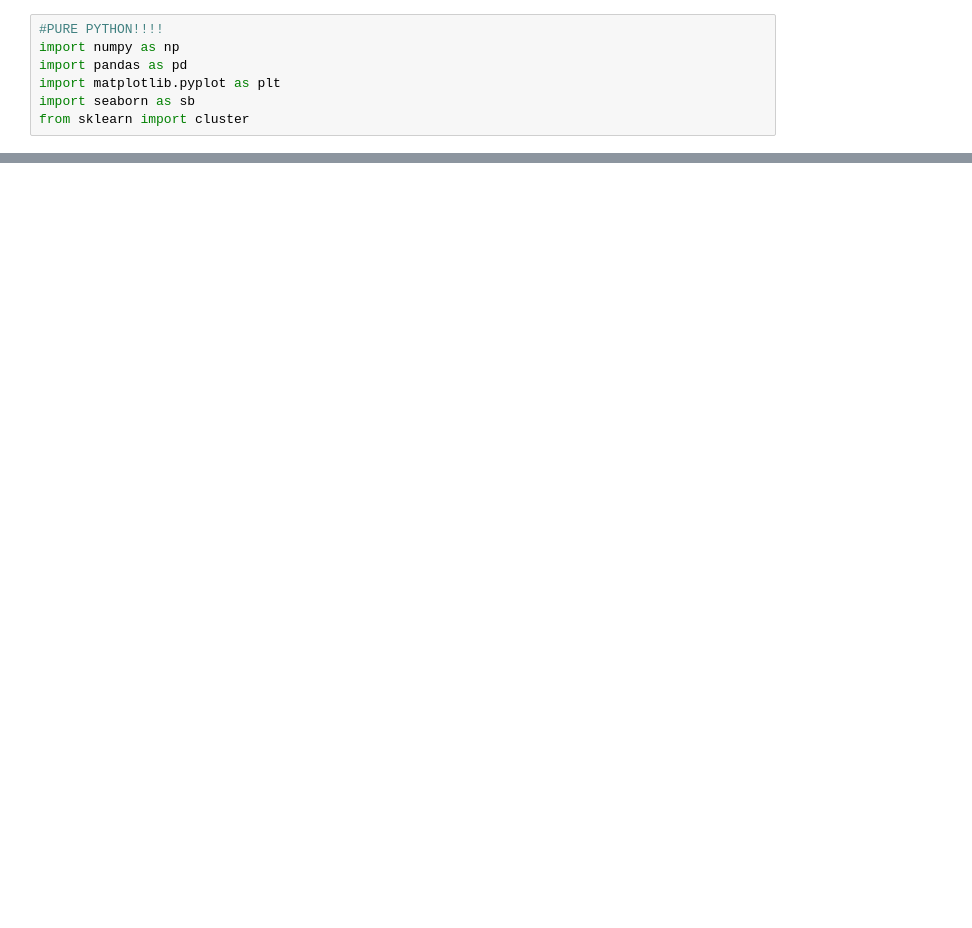
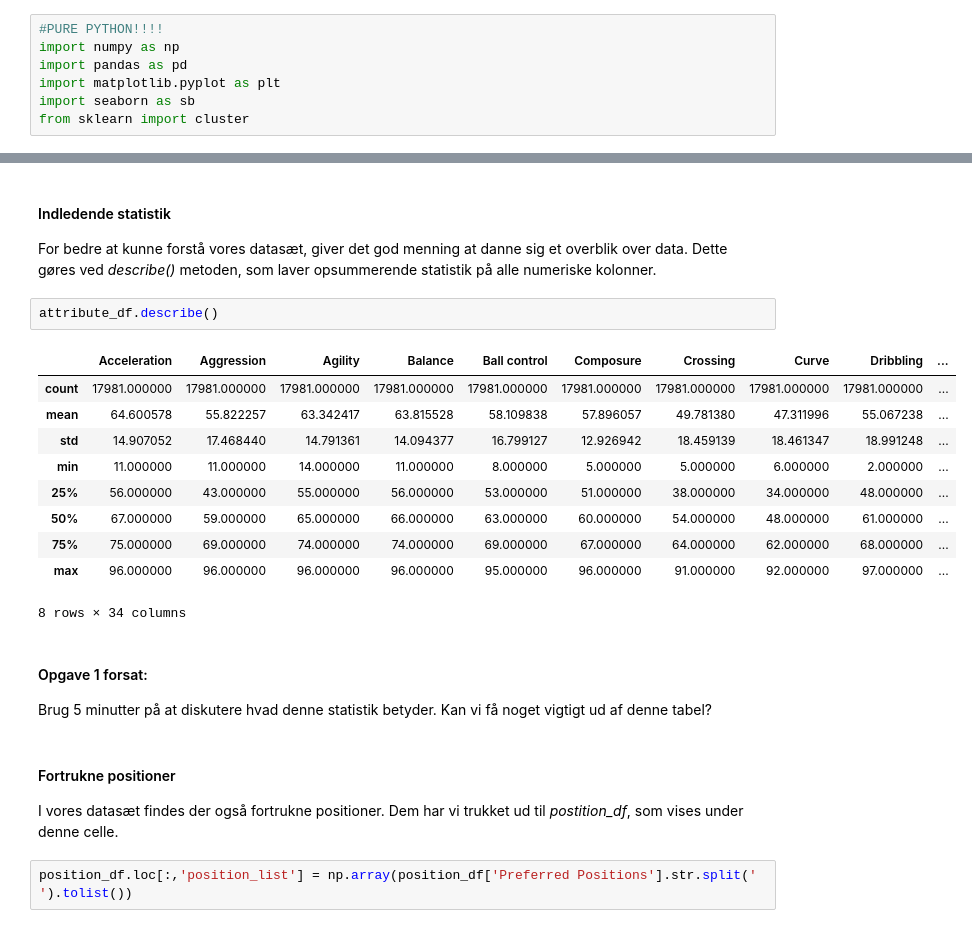
Before and after one commit to mssalvador/Fifa2018, a Jupyter notebook: Teknisk Tirsdag Tutorial (Un-Supervised).ipynb, the cells around one changed output, grey strips where cells are left out. Cells and saved outputs as stored; diff of their text form; blank space fills up the shorter version.

```diff
--- a/Teknisk Tirsdag Tutorial (Un-Supervised).ipynb
+++ b/Teknisk Tirsdag Tutorial (Un-Supervised).ipynb
@@ -139,0 +175,24 @@ attribute_df
+# %% [markdown]
+#### Indledende statistik
+For bedre at kunne forstå vores datasæt, giver det god menning at danne sig et overblik over data. Dette gøres ved *describe()* metoden, som laver opsummerende statistik på alle numeriske kolonner.
+# %%
+attribute_df.describe()
+# %% [output]
+|  | Acceleration | Aggression | Agility | Balance | Ball control | Composure | Crossing | Curve | Dribbling | ... |
+| count | 17981.000000 | 17981.000000 | 17981.000000 | 17981.000000 | 17981.000000 | 17981.000000 | 17981.000000 | 17981.000000 | 17981.000000 | ... |
+| mean | 64.600578 | 55.822257 | 63.342417 | 63.815528 | 58.109838 | 57.896057 | 49.781380 | 47.311996 | 55.067238 | ... |
+| std | 14.907052 | 17.468440 | 14.791361 | 14.094377 | 16.799127 | 12.926942 | 18.459139 | 18.461347 | 18.991248 | ... |
+| min | 11.000000 | 11.000000 | 14.000000 | 11.000000 | 8.000000 | 5.000000 | 5.000000 | 6.000000 | 2.000000 | ... |
+| 25% | 56.000000 | 43.000000 | 55.000000 | 56.000000 | 53.000000 | 51.000000 | 38.000000 | 34.000000 | 48.000000 | ... |
+| 50% | 67.000000 | 59.000000 | 65.000000 | 66.000000 | 63.000000 | 60.000000 | 54.000000 | 48.000000 | 61.000000 | ... |
+| 75% | 75.000000 | 69.000000 | 74.000000 | 74.000000 | 69.000000 | 67.000000 | 64.000000 | 62.000000 | 68.000000 | ... |
+| max | 96.000000 | 96.000000 | 96.000000 | 96.000000 | 95.000000 | 96.000000 | 91.000000 | 92.000000 | 97.000000 | ... |
+8 rows × 34 columns
+# %% [markdown]
+#### Opgave 1 forsat:
+Brug 5 minutter på at diskutere hvad denne statistik betyder. Kan vi få noget vigtigt ud af denne tabel?
+# %% [markdown]
+#### Fortrukne positioner
+I vores datasæt findes der også fortrukne positioner. Dem har vi trukket ud til *postition_df*, som vises under denne celle.
+# %%
+position_df.loc[:,'position_list'] = np.array(position_df['Preferred Positions'].str.split(' ').tolist())
```
Also changed, not shown: parts of 40 cells of this notebook.
